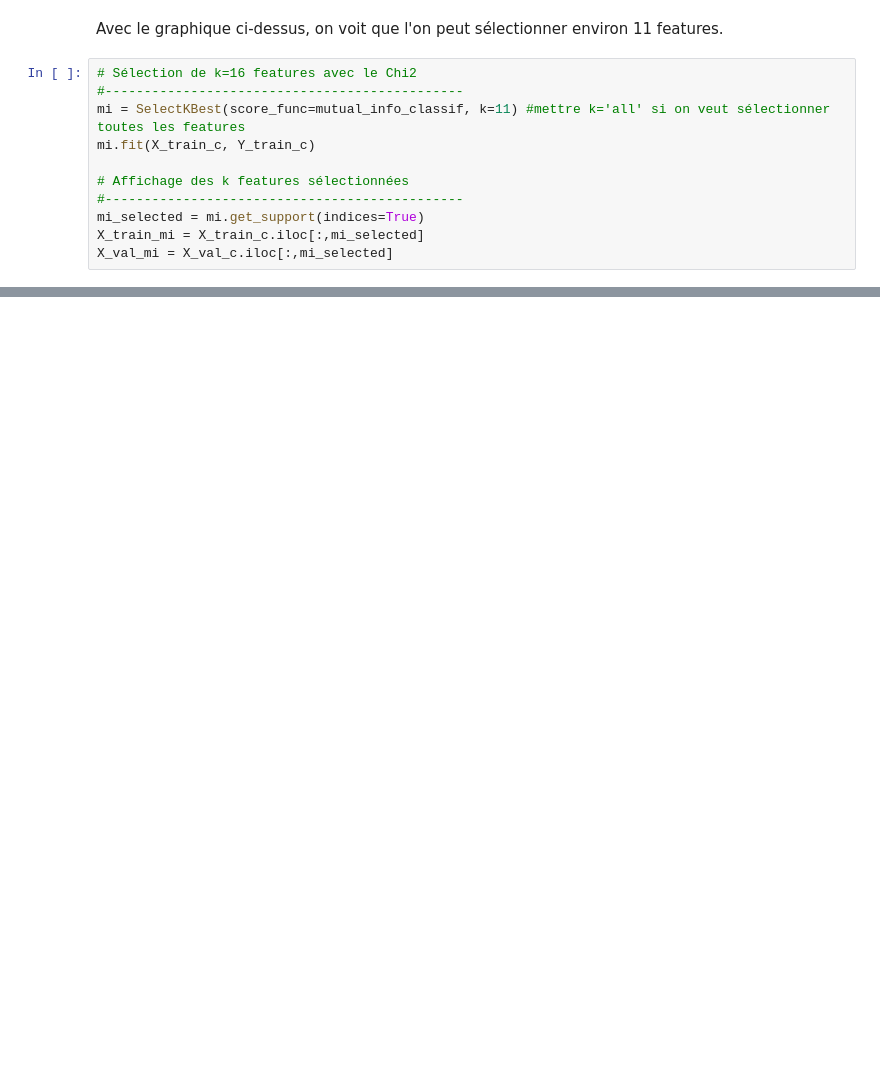
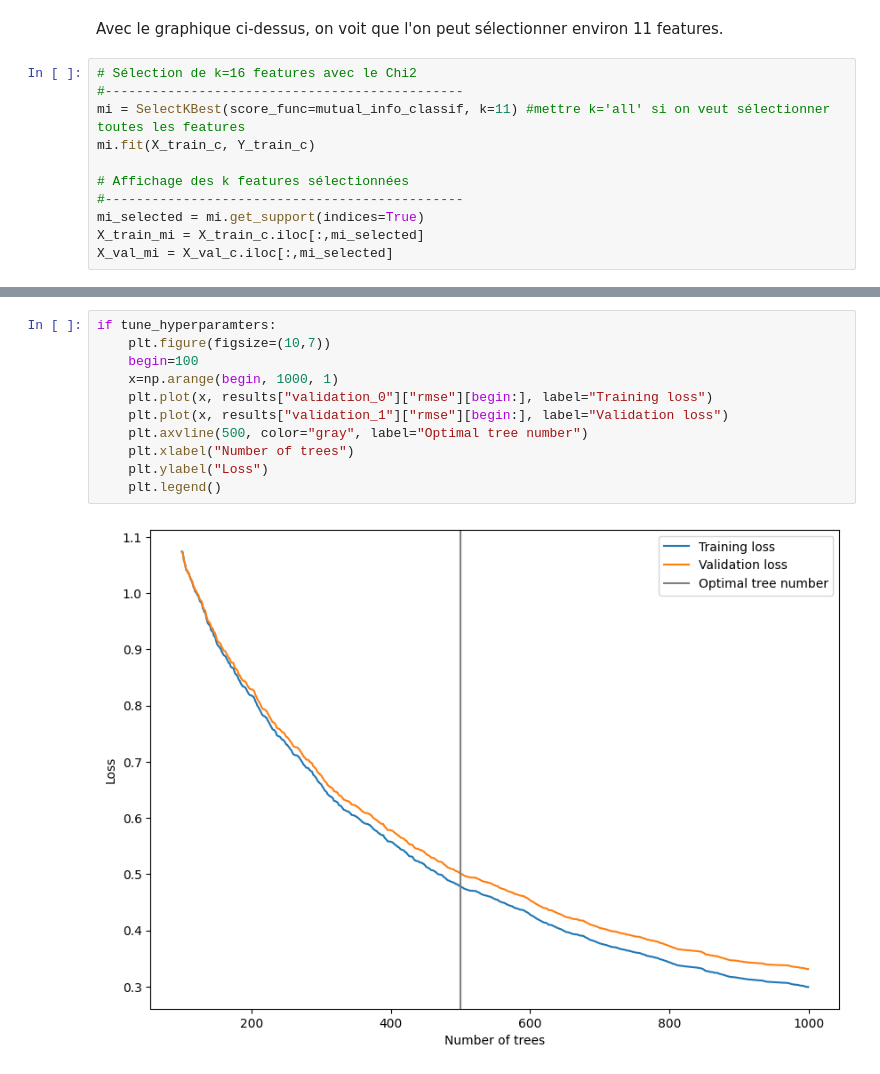
Before and after one commit to leacamusat/Defi-IA-bedbugs, a Jupyter notebook: Modeles.ipynb, the cells around one changed output, grey strips where cells are left out. Saved outputs shown, nothing was run; the diff lists cells and outputs as text; blank space fills up the shorter version.

```diff
--- a/Modeles.ipynb
+++ b/Modeles.ipynb
@@ -633,0 +934,13 @@ NameError: name 'test_score' is not defined
+# %%
+if tune_hyperparamters:
+    plt.figure(figsize=(10,7))
+    begin=100
+    x=np.arange(begin, 1000, 1)
+    plt.plot(x, results["validation_0"]["rmse"][begin:], label="Training loss")
+    plt.plot(x, results["validation_1"]["rmse"][begin:], label="Validation loss")
+    plt.axvline(500, color="gray", label="Optimal tree number")
+    plt.xlabel("Number of trees")
+    plt.ylabel("Loss")
+    plt.legend()
+# %% [output]
+[figure, added]
```
Also changed, not shown: parts of 50 cells of this notebook.
